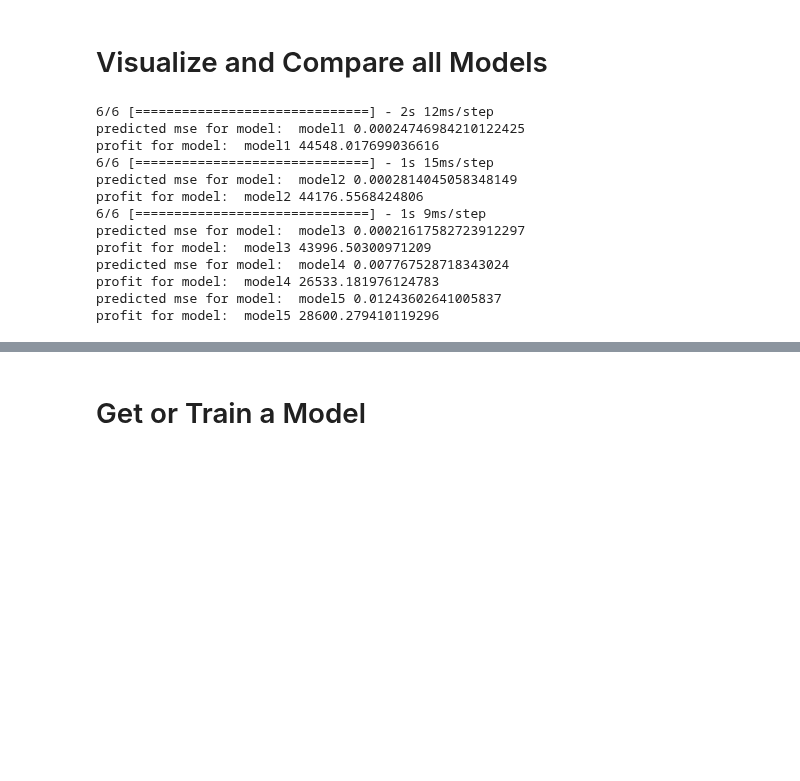
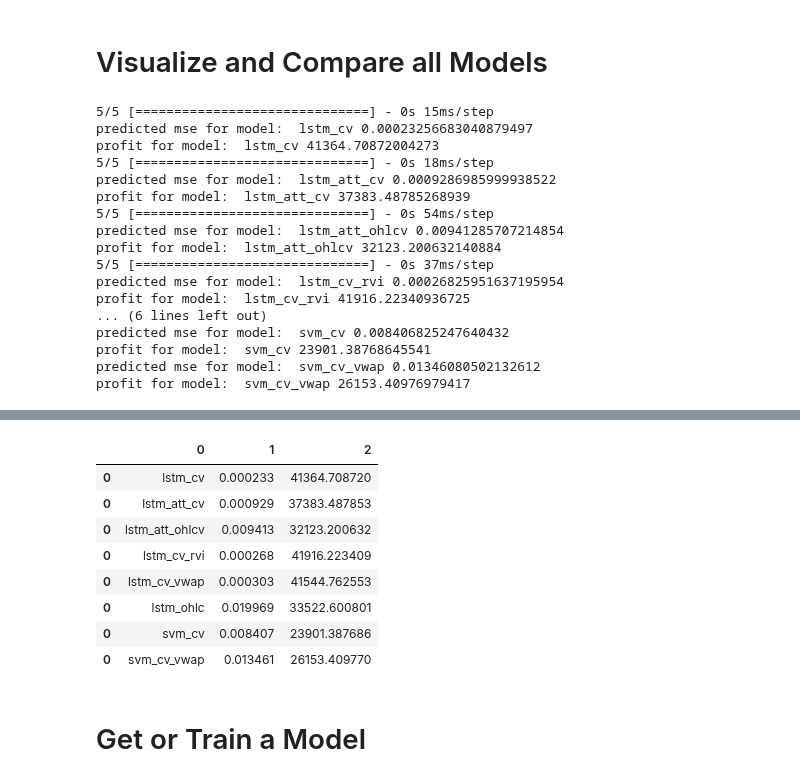
Before and after one commit to j03m/alfred, a Jupyter notebook: Coin_Predictions.ipynb, the cells around one changed output, grey strips where cells are left out. Drawn from its saved outputs; the diff is of its cells as text; code cells hidden in the pictures; blank space fills up the shorter version.

```diff
--- a/Coin_Predictions.ipynb
+++ b/Coin_Predictions.ipynb
@@ -480,5 +482,4 @@ spy_15_df = sort_date(pd.read_csv(data_path+'/SPY-15.csv').rename(columns={"Date
 # %%
-models = {}
 all_features = ["Close", "Volume", "RVI", "VWAP", "VWAPD"]
 all_columns = all_features
 all_columns.append("Target")
@@ -496,12 +497,13 @@ data = {
     "15m_bars": ["lstm_15m"],
     "column_sets": {
         "lstm_cv": ["Close", "Volume"],
+        "lstm_ohlc": ["Open", "High", "Low", "Close", "Volume"],
         "lstm_att_cv": ["Close", "Volume"],
         "lstm_att_ohlcv": ["Open", "High", "Low", "Close", "Volume"],
         "lstm_cv_rvi": ["Close", "Volume", "RVI"],
-        "lstm_cv_vwap": ["Close", "Volume", "VWAP", "VWAPD"],
+        "lstm_cv_vwap": ["Close", "Volume", "RVI", "VWAP", "VWAPD"],
         "svm_cv": ["Close", "Volume"],
-        "svm_cv_vwap": ["Close", "Volume", "VWAP", "VWAPD"]
+        "svm_cv_vwap": ["Close", "Volume", "RVI", "VWAP", "VWAPD"]
     },
     "build_type":{
         "lstm_att_cv":"att",
@@ -548,7 +553,7 @@ if train_models:
         else:
           models[name] = build_model(num_features, 1)
           [scaled_features, X, y] = get_yf_training_set_for(df, columns=features)
-          models[name] = train_model(model, X, y)
+          models[name] = train_model(models["name"], X, y)
 # %%
 if save_models:
   for name in data["day_bars"]:
@@ -571,49 +576,67 @@ rvi_history = attachRVI(btc_history)
 vwap_history = attachVWAPS(rvi_history, 30)
 
 df_chart = pd.DataFrame();
 df_chart["Date"] = rvi_history["Date"]
 
 X = scale_data(vwap_history[["Close", "Volume", "RVI", "VWAP", "VWAPD"]])
 scaled_close = X[:,[0]]
 df_chart["Close"] = scaled_close
 
 graph_columns = ["Date","Close"]
 
+results = pd.DataFrame();
 for key, model in models.items():
 
   graph_columns.append(key)
 
   # colums = todo, supply columns to each and pluck unwanted so this
   columns = data["column_sets"][key]
   fields = list(range(len(columns)))
 
   # todo recompair model orig
   x = X[:,fields]
   predicted = model.predict(x).flatten()
 
-  print("predicted mse for model: ", key, mean_squared_error(scaled_close, predicted))
+  mse = mean_squared_error(scaled_close, predicted)
+  print("predicted mse for model: ", key, mse)
 
-  [df_profit, profit1] = build_profit_estimate(predicted, vwap_history)
-  print("profit for model: ", key, profit1)
+  [df_profit, profit] = build_profit_estimate(predicted, vwap_history)
+  print("profit for model: ", key, profit)
+
+  results = results.append([[key, mse, profit]])
 
   df_chart[key] = predicted
 
 interactive_plot(df_chart[graph_columns], "wow")
+results
 # %% [output]
-6/6 [==============================] - 2s 12ms/step
-predicted mse for model:  model1 0.00024746984210122425
-profit for model:  model1 44548.017699036616
-6/6 [==============================] - 1s 15ms/step
-predicted mse for model:  model2 0.0002814045058348149
-profit for model:  model2 44176.5568424806
-6/6 [==============================] - 1s 9ms/step
-predicted mse for model:  model3 0.00021617582723912297
-profit for model:  model3 43996.50300971209
-predicted mse for model:  model4 0.007767528718343024
-profit for model:  model4 26533.181976124783
-predicted mse for model:  model5 0.01243602641005837
-profit for model:  model5 28600.279410119296
+5/5 [==============================] - 0s 15ms/step
+predicted mse for model:  lstm_cv 0.00023256683040879497
+profit for model:  lstm_cv 41364.70872004273
+5/5 [==============================] - 0s 18ms/step
+predicted mse for model:  lstm_att_cv 0.0009286985999938522
+profit for model:  lstm_att_cv 37383.48785268939
+5/5 [==============================] - 0s 54ms/step
+predicted mse for model:  lstm_att_ohlcv 0.00941285707214854
+profit for model:  lstm_att_ohlcv 32123.200632140884
+5/5 [==============================] - 0s 37ms/step
+predicted mse for model:  lstm_cv_rvi 0.00026825951637195954
+profit for model:  lstm_cv_rvi 41916.22340936725
+... (6 lines left out)
+predicted mse for model:  svm_cv 0.008406825247640432
+profit for model:  svm_cv 23901.38768645541
+predicted mse for model:  svm_cv_vwap 0.01346080502132612
+profit for model:  svm_cv_vwap 26153.40976979417
 [interactive output not drawn]
+|  | 0 | 1 | 2 |
+| 0 | lstm_cv | 0.000233 | 41364.708720 |
+| 0 | lstm_att_cv | 0.000929 | 37383.487853 |
+| 0 | lstm_att_ohlcv | 0.009413 | 32123.200632 |
+| 0 | lstm_cv_rvi | 0.000268 | 41916.223409 |
+| 0 | lstm_cv_vwap | 0.000303 | 41544.762553 |
+| 0 | lstm_ohlc | 0.019969 | 33522.600801 |
+| 0 | svm_cv | 0.008407 | 23901.387686 |
+| 0 | svm_cv_vwap | 0.013461 | 26153.409770 |
 # %% [markdown]
 # Get or Train a Model
 # %% [markdown]
```
Also changed, not shown: parts of 4 cells of this notebook.
